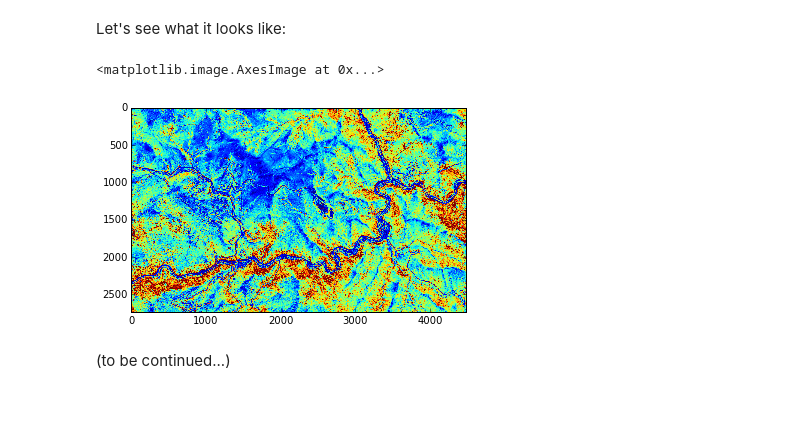
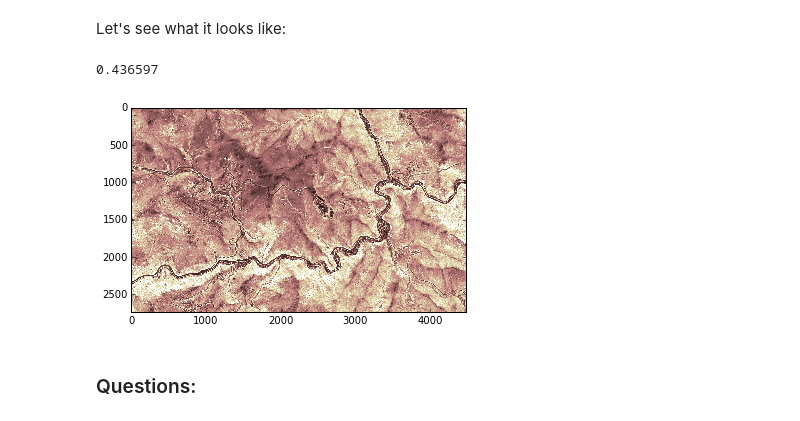
Before and after one commit to gregtucker/dem_analysis_with_gdal, a Jupyter notebook: dem_processing_with_gdal_python.ipynb, the cells around one changed output. Drawn from its saved outputs; the diff is of its cells as text; code cells hidden in the pictures.

Commit message:
update notebook, add questions

```diff
--- a/dem_processing_with_gdal_python.ipynb
+++ b/dem_processing_with_gdal_python.ipynb
@@ -28,7 +28,7 @@ import numpy as np
 # %% [markdown]
 Change the path name below to reflect your particular computer, then run the cell.
 # %%
-betasso_dem_name = '/Users/Charlie/Documents/Graduate_School/CU/classes/spring_2016/modeling/greg_gdal_tutorial/dem_analysis_with_gdal/czo_1m_bt1.img'
+betasso_dem_name = '/Users/gtucker/Dev/dem_analysis_with_gdal/czo_1m_bt1.img'
 # %%
 geo = gdal.Open(betasso_dem_name)
 zb = geo.ReadAsArray()
@@ -57,9 +62,21 @@ sb = np.sqrt(g[0] * g[0] + g[1] * g[1])
+# %%
+def slope_gradient(z):
+    """
+    Calculate absolute slope gradient elevation array.
+    """
+    x, y = np.gradient(z)
+    #slope = (np.pi/2. - np.arctan(np.sqrt(x*x + y*y)))
+    slope = np.sqrt(x*x + y*y)
+    return slope
+# %%
+sb = slope_gradient(zb)
 # %% [markdown]
 Let's see what it looks like:
 # %%
-plt.imshow(sb, vmin=0.0, vmax=1.0)
+plt.imshow(sb, vmin=0.0, vmax=1.0, cmap='pink')
+print np.median(sb)
 # %% [output]
-<matplotlib.image.AxesImage at 0x...>
+0.436597
-[figure, old version]
+[figure, new version]
-# %% [markdown]
-(to be continued...)
+# %% [markdown]
+### Questions:
```
Also changed, not shown: parts of 18 cells of this notebook.
